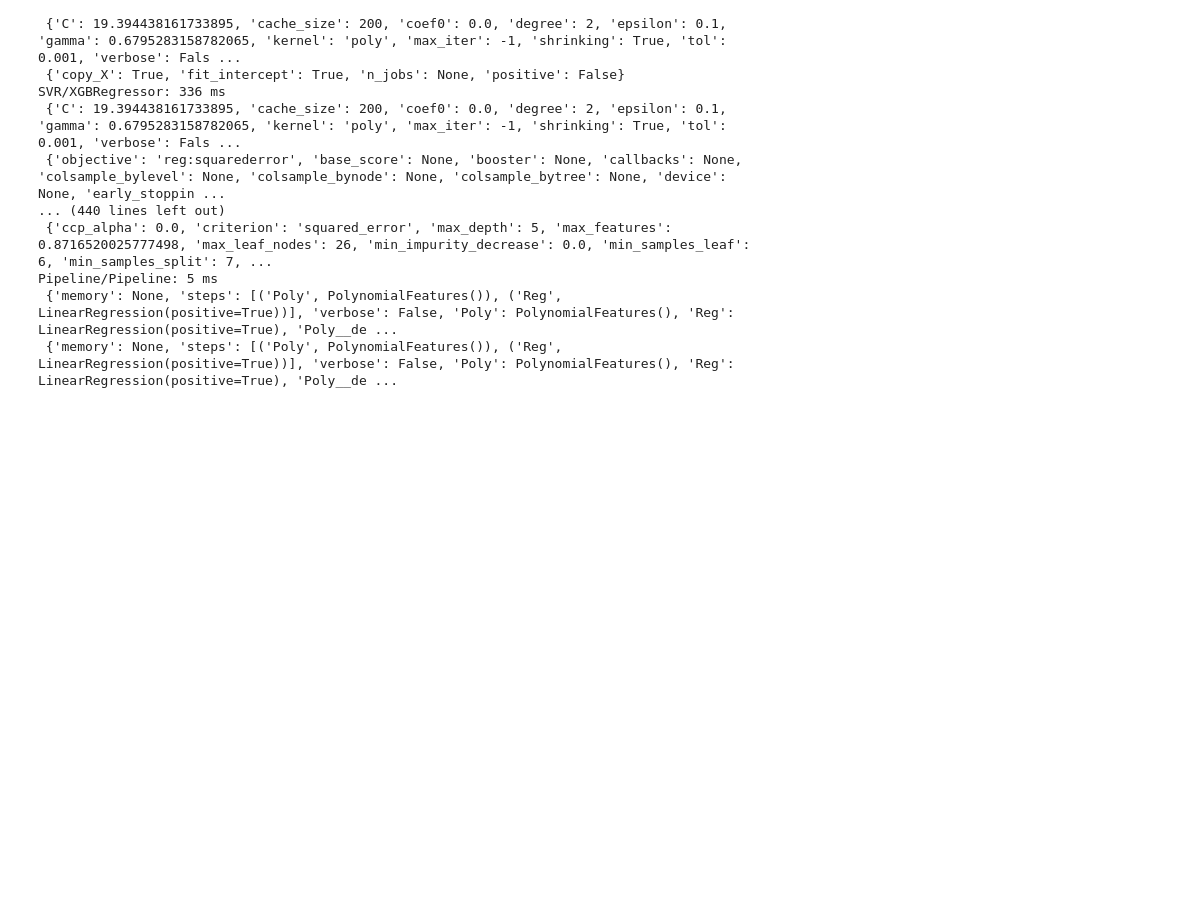
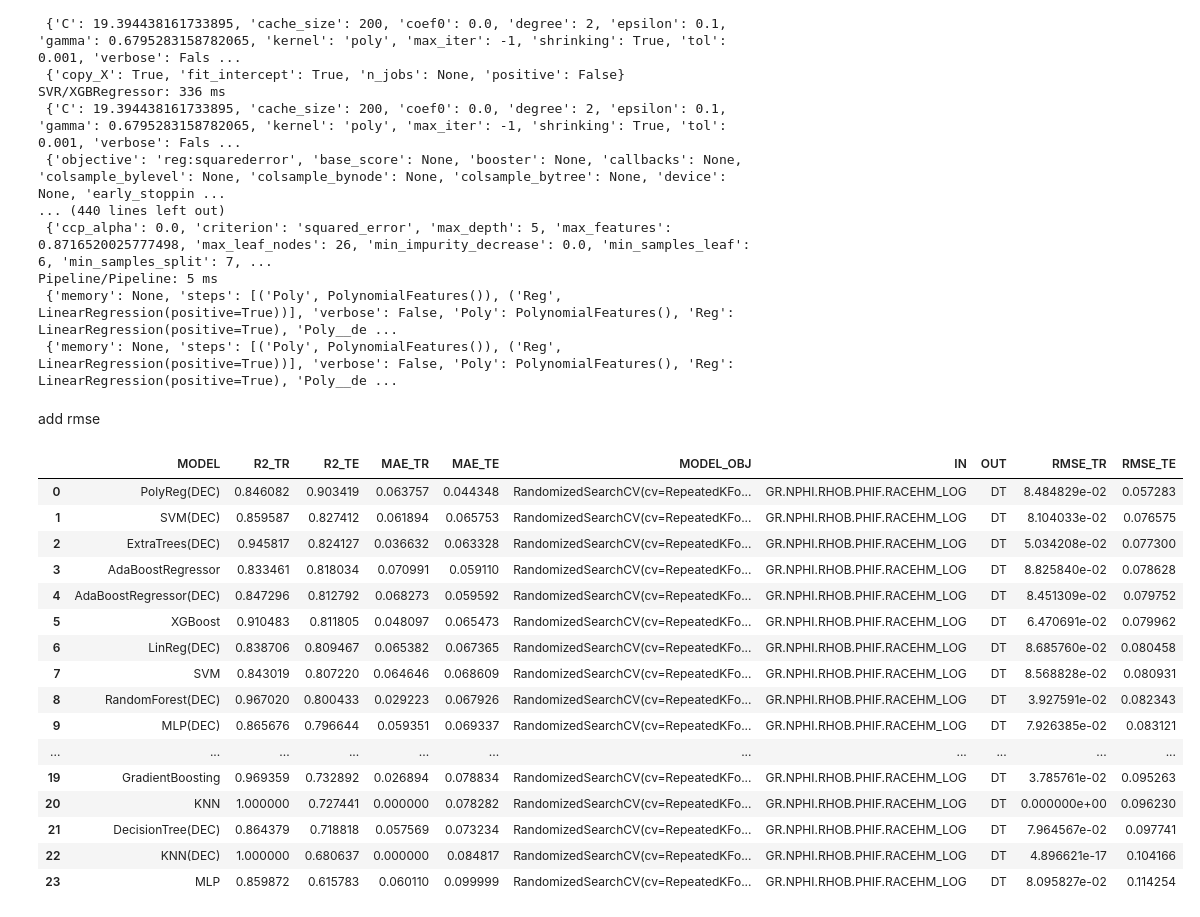
Before and after one commit to felipecostapereira/SYSID_well_logs, a Jupyter notebook: featdecomp_DT_filter.ipynb, the cells around one changed output. Saved outputs shown, nothing was run; the diff lists cells and outputs as text; code cells hidden in the pictures; blank space fills up the shorter version.

Commit message:
add rmse metric

```diff
--- a/featdecomp_DT_filter.ipynb
+++ b/featdecomp_DT_filter.ipynb
@@ -562,3 +562,55 @@ SVR/XGBRegressor: 336 ms
 Pipeline/Pipeline: 5 ms
  {'memory': None, 'steps': [('Poly', PolynomialFeatures()), ('Reg', LinearRegression(positive=True))], 'verbose': False, 'Poly': PolynomialFeatures(), 'Reg': LinearRegression(positive=True), 'Poly__de ...
  {'memory': None, 'steps': [('Poly', PolynomialFeatures()), ('Reg', LinearRegression(positive=True))], 'verbose': False, 'Poly': PolynomialFeatures(), 'Reg': LinearRegression(positive=True), 'Poly__de ...
+# %% [markdown]
+add rmse
+# %%
+prefix = 'FEATDEC_DT_FILT'
+from sklearn.metrics import mean_squared_error
+df_results = pd.read_pickle(f'./Outputs/{prefix}.pkl')
+
+def calc_rmse_te(row):
+    m = row['MODEL_OBJ']
+    if 'DEC' in row['MODEL']:
+        y_hat_te = m.predict(X2_te)
+    else:
+        y_hat_te = m.predict(X_te)
+    rmse_te = mean_squared_error(y_te, y_hat_te)**0.5
+    return rmse_te
+
+def calc_rmse_tr(row):
+    m = row['MODEL_OBJ']
+    if 'DEC' in row['MODEL']:
+        y_hat_tr = m.predict(X2_tr)
+    else:
+        y_hat_tr = m.predict(X_tr)
+    rmse_te = mean_squared_error(y_tr, y_hat_tr)**0.5
+    return rmse_te
+
+df_results['RMSE_TR'] = df_results.apply(calc_rmse_tr, axis=1)
+df_results['RMSE_TE'] = df_results.apply(calc_rmse_te, axis=1)
+
+binary = os.path.join(os.getcwd(), 'Outputs', f'{prefix}.pkl')
+
+with open(binary, 'wb') as bin_file:
+    pickle.dump(df_results, bin_file)
+
+df_results
+# %% [output]
+|  | MODEL | R2_TR | R2_TE | MAE_TR | MAE_TE | MODEL_OBJ | IN | OUT | RMSE_TR | RMSE_TE |
+| 0 | PolyReg(DEC) | 0.846082 | 0.903419 | 0.063757 | 0.044348 | RandomizedSearchCV(cv=RepeatedKFo... | GR.NPHI.RHOB.PHIF.RACEHM_LOG | DT | 8.484829e-02 | 0.057283 |
+| 1 | SVM(DEC) | 0.859587 | 0.827412 | 0.061894 | 0.065753 | RandomizedSearchCV(cv=RepeatedKFo... | GR.NPHI.RHOB.PHIF.RACEHM_LOG | DT | 8.104033e-02 | 0.076575 |
+| 2 | ExtraTrees(DEC) | 0.945817 | 0.824127 | 0.036632 | 0.063328 | RandomizedSearchCV(cv=RepeatedKFo... | GR.NPHI.RHOB.PHIF.RACEHM_LOG | DT | 5.034208e-02 | 0.077300 |
+| 3 | AdaBoostRegressor | 0.833461 | 0.818034 | 0.070991 | 0.059110 | RandomizedSearchCV(cv=RepeatedKFo... | GR.NPHI.RHOB.PHIF.RACEHM_LOG | DT | 8.825840e-02 | 0.078628 |
+| 4 | AdaBoostRegressor(DEC) | 0.847296 | 0.812792 | 0.068273 | 0.059592 | RandomizedSearchCV(cv=RepeatedKFo... | GR.NPHI.RHOB.PHIF.RACEHM_LOG | DT | 8.451309e-02 | 0.079752 |
+| 5 | XGBoost | 0.910483 | 0.811805 | 0.048097 | 0.065473 | RandomizedSearchCV(cv=RepeatedKFo... | GR.NPHI.RHOB.PHIF.RACEHM_LOG | DT | 6.470691e-02 | 0.079962 |
+| 6 | LinReg(DEC) | 0.838706 | 0.809467 | 0.065382 | 0.067365 | RandomizedSearchCV(cv=RepeatedKFo... | GR.NPHI.RHOB.PHIF.RACEHM_LOG | DT | 8.685760e-02 | 0.080458 |
+| 7 | SVM | 0.843019 | 0.807220 | 0.064646 | 0.068609 | RandomizedSearchCV(cv=RepeatedKFo... | GR.NPHI.RHOB.PHIF.RACEHM_LOG | DT | 8.568828e-02 | 0.080931 |
+| 8 | RandomForest(DEC) | 0.967020 | 0.800433 | 0.029223 | 0.067926 | RandomizedSearchCV(cv=RepeatedKFo... | GR.NPHI.RHOB.PHIF.RACEHM_LOG | DT | 3.927591e-02 | 0.082343 |
+| 9 | MLP(DEC) | 0.865676 | 0.796644 | 0.059351 | 0.069337 | RandomizedSearchCV(cv=RepeatedKFo... | GR.NPHI.RHOB.PHIF.RACEHM_LOG | DT | 7.926385e-02 | 0.083121 |
+| ... | ... | ... | ... | ... | ... | ... | ... | ... | ... | ... |
+| 19 | GradientBoosting | 0.969359 | 0.732892 | 0.026894 | 0.078834 | RandomizedSearchCV(cv=RepeatedKFo... | GR.NPHI.RHOB.PHIF.RACEHM_LOG | DT | 3.785761e-02 | 0.095263 |
+| 20 | KNN | 1.000000 | 0.727441 | 0.000000 | 0.078282 | RandomizedSearchCV(cv=RepeatedKFo... | GR.NPHI.RHOB.PHIF.RACEHM_LOG | DT | 0.000000e+00 | 0.096230 |
+| 21 | DecisionTree(DEC) | 0.864379 | 0.718818 | 0.057569 | 0.073234 | RandomizedSearchCV(cv=RepeatedKFo... | GR.NPHI.RHOB.PHIF.RACEHM_LOG | DT | 7.964567e-02 | 0.097741 |
+| 22 | KNN(DEC) | 1.000000 | 0.680637 | 0.000000 | 0.084817 | RandomizedSearchCV(cv=RepeatedKFo... | GR.NPHI.RHOB.PHIF.RACEHM_LOG | DT | 4.896621e-17 | 0.104166 |
+| 23 | MLP | 0.859872 | 0.615783 | 0.060110 | 0.099999 | RandomizedSearchCV(cv=RepeatedKFo... | GR.NPHI.RHOB.PHIF.RACEHM_LOG | DT | 8.095827e-02 | 0.114254 |
```
Also changed, not shown: 7 other files.
